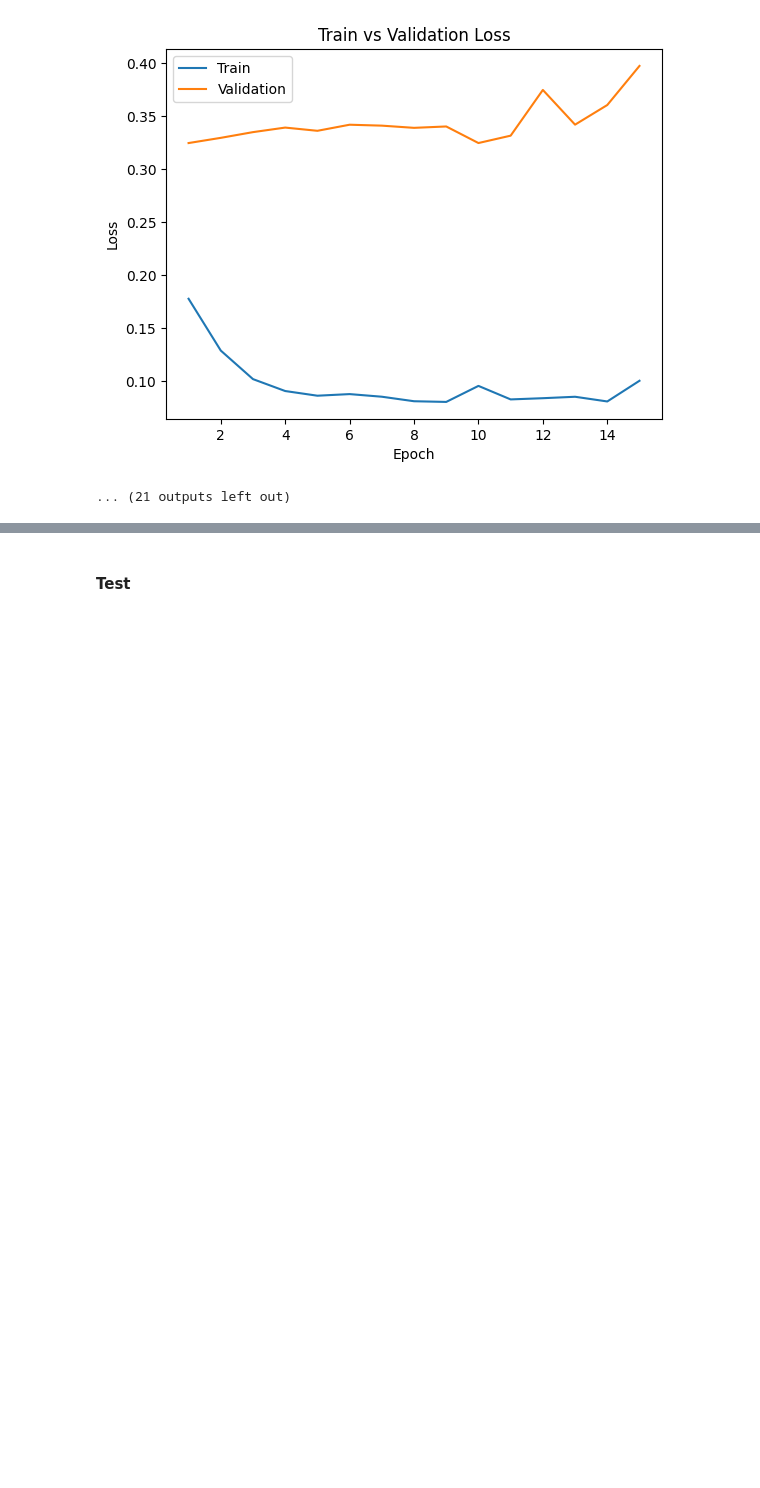
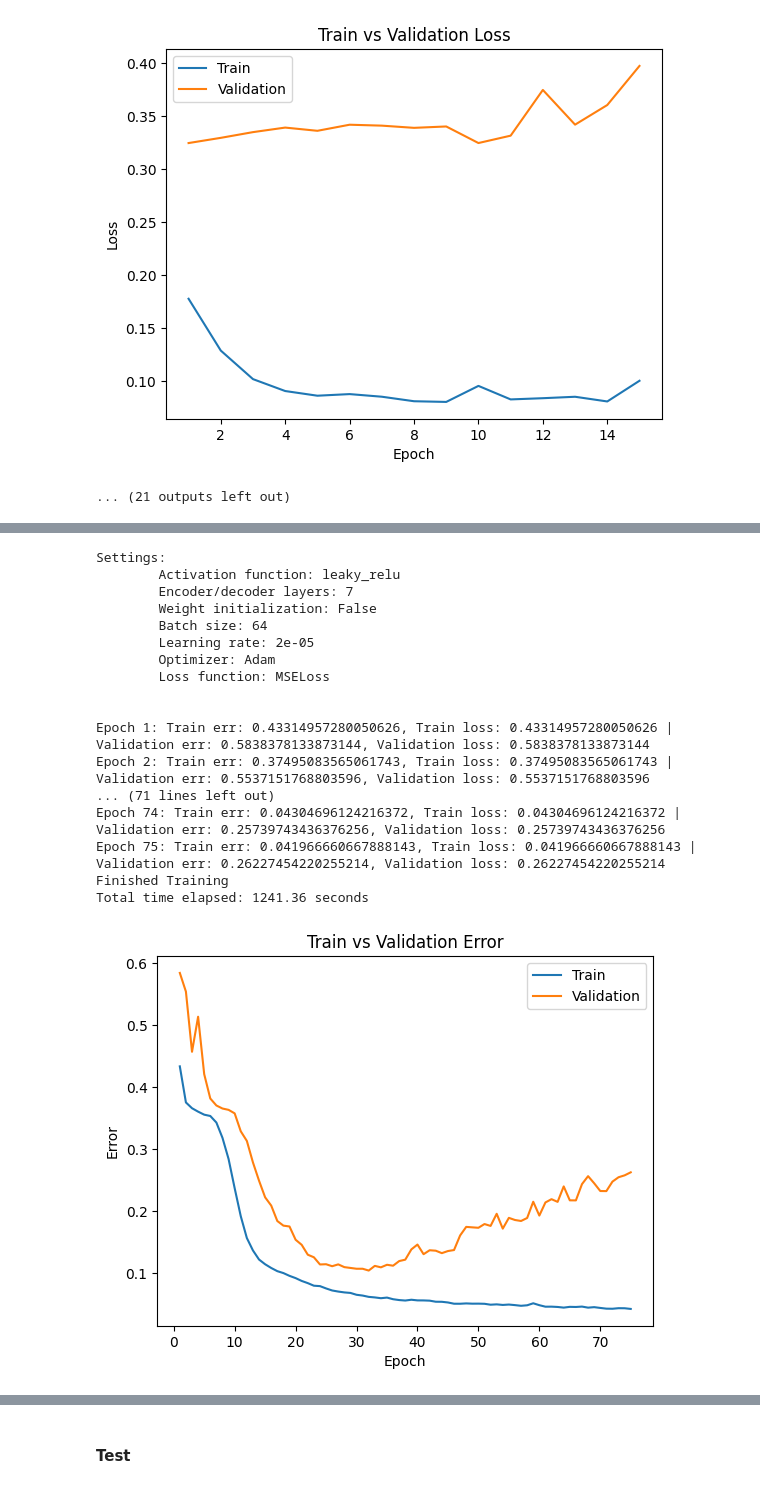
Before and after one commit to WilliamJWen/Project42, a Jupyter notebook: colab_notebooks/model.ipynb, the cells around one changed output, grey strips where cells are left out. Saved outputs shown, nothing was run; the diff lists cells and outputs as text; code cells hidden in the pictures; blank space fills up the shorter version.

```diff
--- a/colab_notebooks/model.ipynb
+++ b/colab_notebooks/model.ipynb
@@ -1576,0 +1822,60 @@ Settings:
+# %%
+settings = []
+settings.append({"act":F.leaky_relu,  "layers":7, "winit":False,  "bs":64,
+                 "lr":2e-5,   "optim":optim.Adam, "crit":nn.MSELoss(),
+                 "epochs":75})
+settings.append({"act":F.leaky_relu,  "layers":6, "winit":False,  "bs":64,
+                 "lr":0.007,  "optim":optim.SGD,  "crit":nn.MSELoss(),
+                 "epochs":75})
+settings.append({"act":F.leaky_relu,  "layers":6, "winit":False,  "bs":64,
+                 "lr":0.001,  "optim":optim.SGD,  "crit":nn.HuberLoss(),
+                 "epochs":75})
+
+
+for s in settings:
+  print("\nSettings:")
+  print("\tActivation function:",
+        s["act"] if s["act"] == "TRec" else s["act"].__name__)
+  print("\tEncoder/decoder layers:", s["layers"])
+  print("\tWeight initialization:", s["winit"])
+  print("\tBatch size:", s["bs"])
+  print("\tLearning rate:", s["lr"])
+  print("\tOptimizer:", s["optim"].__name__)
+  print("\tLoss function:", type(s["crit"]).__name__)
+  print("\n")
+
+  autoencoder = ConvAutoencoder(activation=s["act"],
+                                layers=s["layers"],
+                                weight_init=s["winit"])
+  train_step1_net(autoencoder,
+                  batch_size=s["bs"],
+                  learning_rate=s["lr"],
+                  optim_type=s["optim"],
+                  criterion=s["crit"],
+                  num_epochs=s["epochs"])
+
+  plot_training_curve_step1(get_step1_model_name(name=autoencoder.name,
+                                                 criterion=s["crit"],
+                                                 optimizer=s["optim"],
+                                                 batch_size=s["bs"],
+                                                 learning_rate=s["lr"],
+                                                 epoch=s["epochs"]))
+# %% [output]
+Settings:
+        Activation function: leaky_relu
+        Encoder/decoder layers: 7
+        Weight initialization: False
+        Batch size: 64
+        Learning rate: 2e-05
+        Optimizer: Adam
+        Loss function: MSELoss
+
+
+Epoch 1: Train err: 0.43314957280050626, Train loss: 0.43314957280050626 | Validation err: 0.5838378133873144, Validation loss: 0.5838378133873144
+Epoch 2: Train err: 0.37495083565061743, Train loss: 0.37495083565061743 | Validation err: 0.5537151768803596, Validation loss: 0.5537151768803596
+... (71 lines left out)
+Epoch 74: Train err: 0.04304696124216372, Train loss: 0.04304696124216372 | Validation err: 0.25739743436376256, Validation loss: 0.25739743436376256
+Epoch 75: Train err: 0.041966660667888143, Train loss: 0.041966660667888143 | Validation err: 0.26227454220255214, Validation loss: 0.26227454220255214
+Finished Training
+Total time elapsed: 1241.36 seconds
+[figure, added]
```
Also changed, not shown: parts of 10 cells of this notebook.
